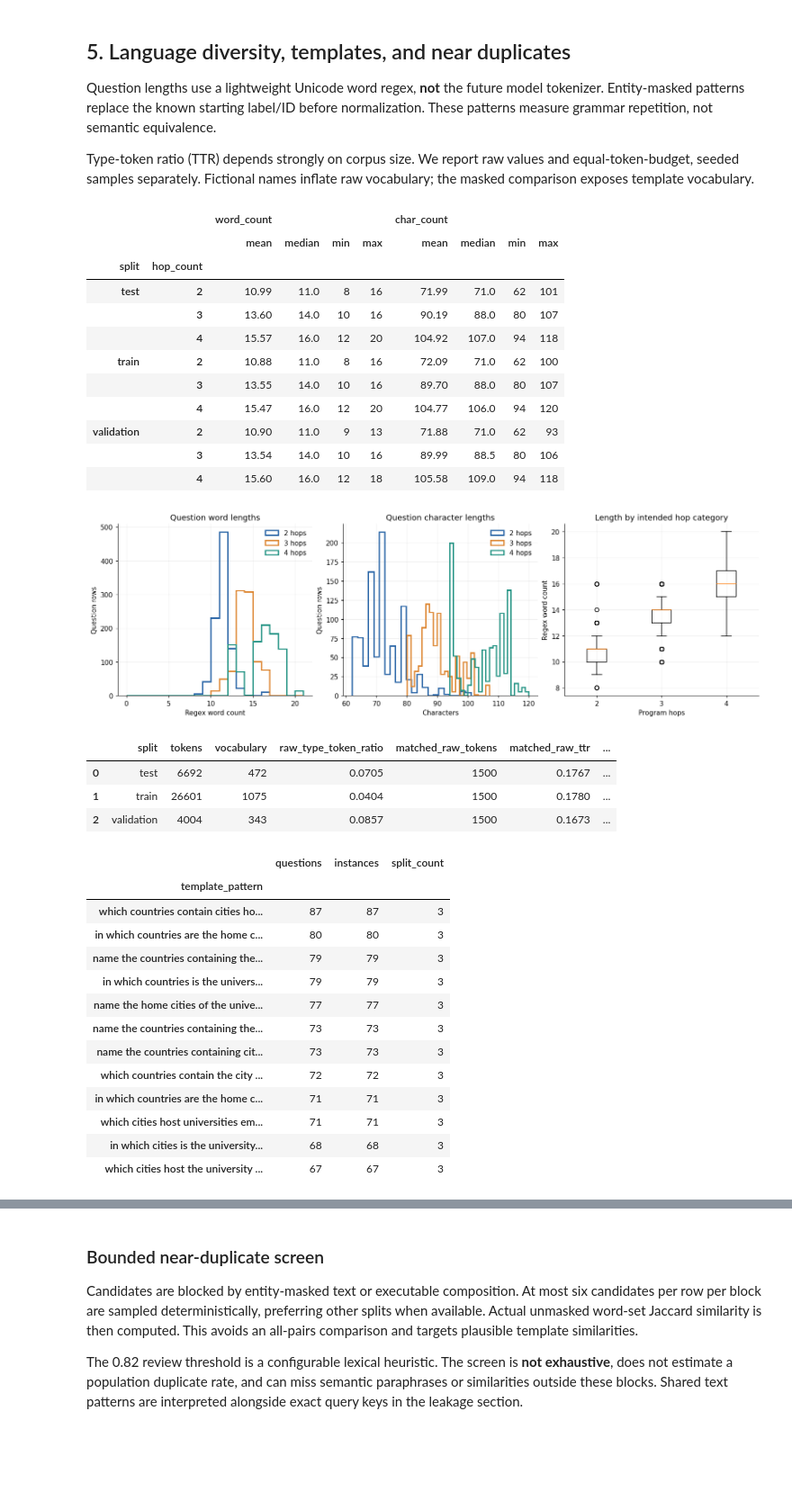
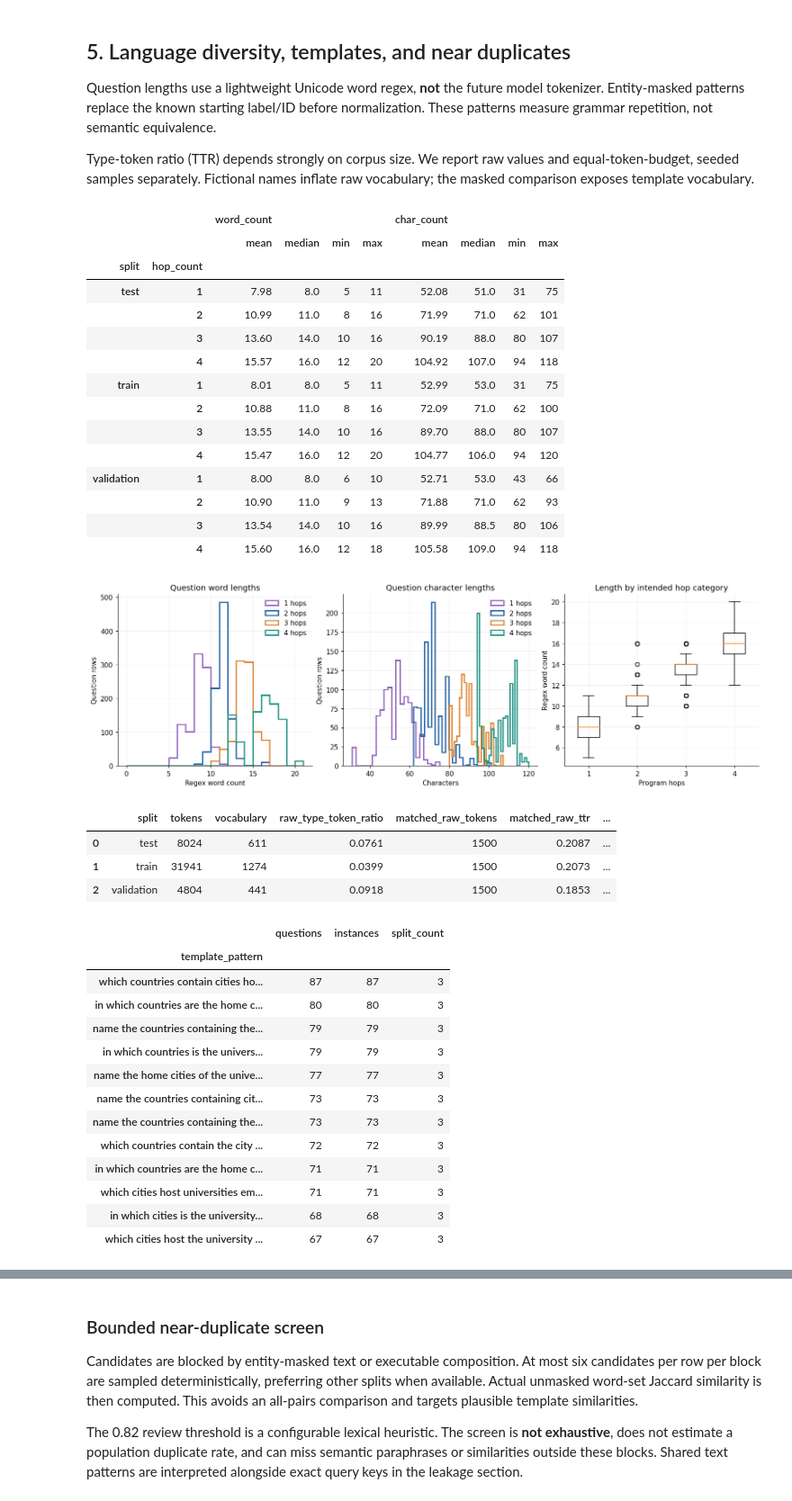
Before and after one commit to AlirezaAK2000/kg-navigation-rlvr, a Jupyter notebook: notebooks/01_dataset_eda.ipynb, the cells around one changed output, grey strips where cells are left out. Shown at 90% size. Saved outputs shown, nothing was run; the diff lists cells and outputs as text; code cells hidden in the pictures; blank space fills up the shorter version.

Commit message:
Add one-hop questions and training evaluation reporting

```diff
--- a/notebooks/01_dataset_eda.ipynb
+++ b/notebooks/01_dataset_eda.ipynb
@@ -107,7 +107,7 @@ plt.rcParams.update({
 })
 pd.set_option("display.max_colwidth", 100)
 pd.set_option("display.max_rows", 35)
-COLORS = {2: "#2864a6", 3: "#dd8733", 4: "#259485"}
+COLORS = {1: "#9467bd", 2: "#2864a6", 3: "#dd8733", 4: "#259485"}
 FIGURE_DIR = output_directory(OUTPUT_BASE / "figures", DATA_DIR)
 REPORT_DIR = output_directory(OUTPUT_BASE / "reports", DATA_DIR)
 CHARTS = []
@@ -587,40 +588,43 @@ Type-token ratio (TTR) depends strongly on corpus size. We report raw values and
 # %%
 display(qa.groupby(["split", "hop_count"])[["word_count", "char_count"]].agg(["mean", "median", "min", "max"]).round(2))
 fig, axes = plt.subplots(1, 3, figsize=(14, 4.3))
 for hop, group in qa.groupby("hop_count"):
     axes[0].hist(group.word_count, bins=range(int(qa.word_count.max()) + 2), histtype="step", linewidth=2, color=COLORS[hop], label=f"{hop} hops")
     axes[1].hist(group.char_count, bins=22, histtype="step", linewidth=2, color=COLORS[hop], label=f"{hop} hops")
 axes[0].set(title="Question word lengths", xlabel="Regex word count", ylabel="Question rows")
 axes[1].set(title="Question character lengths", xlabel="Characters", ylabel="Question rows")
 axes[0].legend(); axes[1].legend()
-axes[2].boxplot([qa.loc[qa.hop_count == h, "word_count"] for h in [2, 3, 4]], labels=["2", "3", "4"])
+axes[2].boxplot([qa.loc[qa.hop_count == h, "word_count"] for h in [1, 2, 3, 4]], labels=["1", "2", "3", "4"])
 axes[2].set(title="Length by intended hop category", xlabel="Program hops", ylabel="Regex word count")
 finish(fig, "10_question_lengths")
 lexical = lexical_summary(qa, seed=SEED)
 display(lexical.round(4))
 patterns = qa.groupby("template_pattern").agg(questions=("id", "size"), instances=("instance_key", "nunique"), split_count=("split", "nunique")).sort_values("questions", ascending=False)
 display(patterns.head(12))
 print("Exact normalized duplicate text rows:", int(qa.text_key.duplicated().sum()))
 print("Distinct template IDs:", qa.template_id.nunique() if "template_id" in qa else "metadata unavailable")
 print("Distinct entity-masked patterns:", qa.template_pattern.nunique())
 # %% [output]
 |  |  | word_count |  |  |  | char_count |  |  |  |
 |  |  | mean | median | min | max | mean | median | min | max |
 | split | hop_count |  |  |  |  |  |  |  |  |
-| test | 2 | 10.99 | 11.0 | 8 | 16 | 71.99 | 71.0 | 62 | 101 |
+| test | 1 | 7.98 | 8.0 | 5 | 11 | 52.08 | 51.0 | 31 | 75 |
+|  | 2 | 10.99 | 11.0 | 8 | 16 | 71.99 | 71.0 | 62 | 101 |
 |  | 3 | 13.60 | 14.0 | 10 | 16 | 90.19 | 88.0 | 80 | 107 |
 |  | 4 | 15.57 | 16.0 | 12 | 20 | 104.92 | 107.0 | 94 | 118 |
-| train | 2 | 10.88 | 11.0 | 8 | 16 | 72.09 | 71.0 | 62 | 100 |
+| train | 1 | 8.01 | 8.0 | 5 | 11 | 52.99 | 53.0 | 31 | 75 |
+|  | 2 | 10.88 | 11.0 | 8 | 16 | 72.09 | 71.0 | 62 | 100 |
 |  | 3 | 13.55 | 14.0 | 10 | 16 | 89.70 | 88.0 | 80 | 107 |
 |  | 4 | 15.47 | 16.0 | 12 | 20 | 104.77 | 106.0 | 94 | 120 |
-| validation | 2 | 10.90 | 11.0 | 9 | 13 | 71.88 | 71.0 | 62 | 93 |
+| validation | 1 | 8.00 | 8.0 | 6 | 10 | 52.71 | 53.0 | 43 | 66 |
+|  | 2 | 10.90 | 11.0 | 9 | 13 | 71.88 | 71.0 | 62 | 93 |
 |  | 3 | 13.54 | 14.0 | 10 | 16 | 89.99 | 88.5 | 80 | 106 |
 |  | 4 | 15.60 | 16.0 | 12 | 18 | 105.58 | 109.0 | 94 | 118 |
-[figure, old version]
+[figure, new version]
 |  | split | tokens | vocabulary | raw_type_token_ratio | matched_raw_tokens | matched_raw_ttr | ... |
-| 0 | test | 6692 | 472 | 0.0705 | 1500 | 0.1767 | ... |
-| 1 | train | 26601 | 1075 | 0.0404 | 1500 | 0.1780 | ... |
-| 2 | validation | 4004 | 343 | 0.0857 | 1500 | 0.1673 | ... |
+| 0 | test | 8024 | 611 | 0.0761 | 1500 | 0.2087 | ... |
+| 1 | train | 31941 | 1274 | 0.0399 | 1500 | 0.2073 | ... |
+| 2 | validation | 4804 | 441 | 0.0918 | 1500 | 0.1853 | ... |
 |  | questions | instances | split_count |
 | template_pattern |  |  |  |
 | which countries contain cities ho... | 87 | 87 | 3 |
@@ -628,8 +632,8 @@ print("Distinct entity-masked patterns:", qa.template_pattern.nunique())
 | name the countries containing the... | 79 | 79 | 3 |
 | in which countries is the univers... | 79 | 79 | 3 |
 | name the home cities of the unive... | 77 | 77 | 3 |
+| name the countries containing cit... | 73 | 73 | 3 |
 | name the countries containing the... | 73 | 73 | 3 |
-| name the countries containing cit... | 73 | 73 | 3 |
 | which countries contain the city ... | 72 | 72 | 3 |
 | in which countries are the home c... | 71 | 71 | 3 |
 | which cities host universities em... | 71 | 71 | 3 |
```
Also changed, not shown: parts of 18 cells of this notebook, 49 other files.
